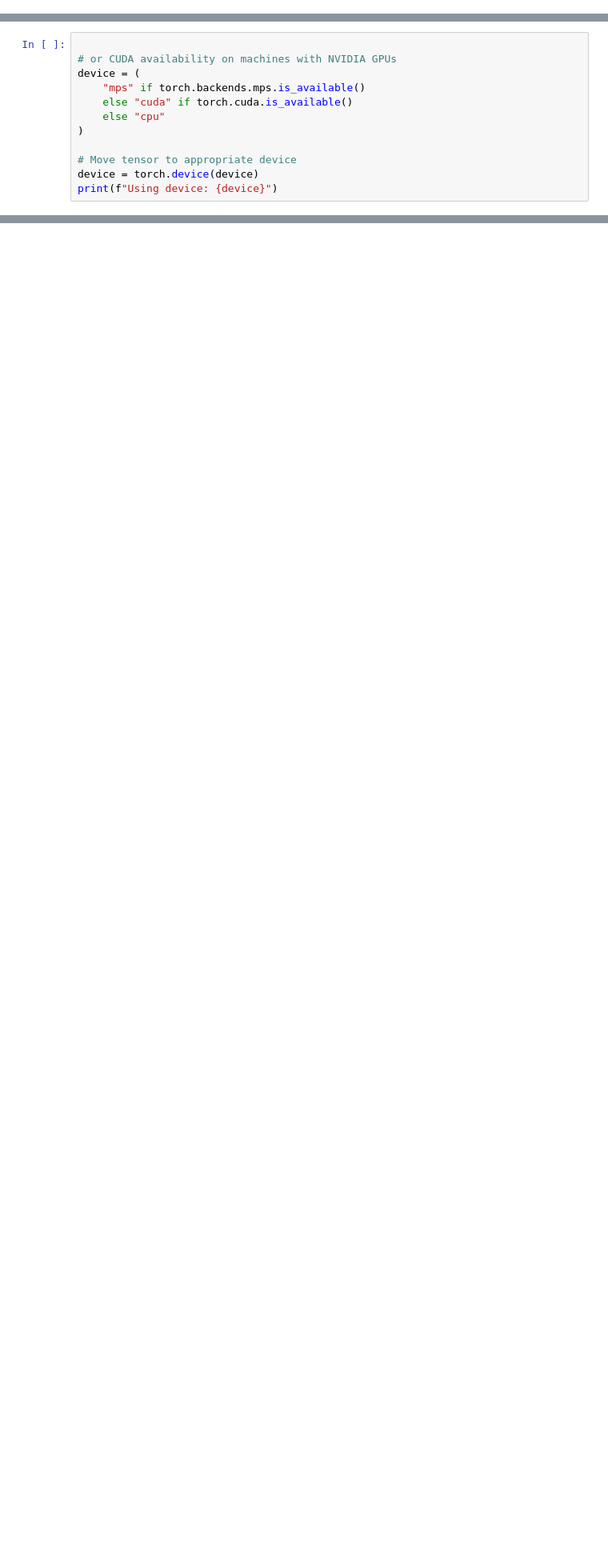
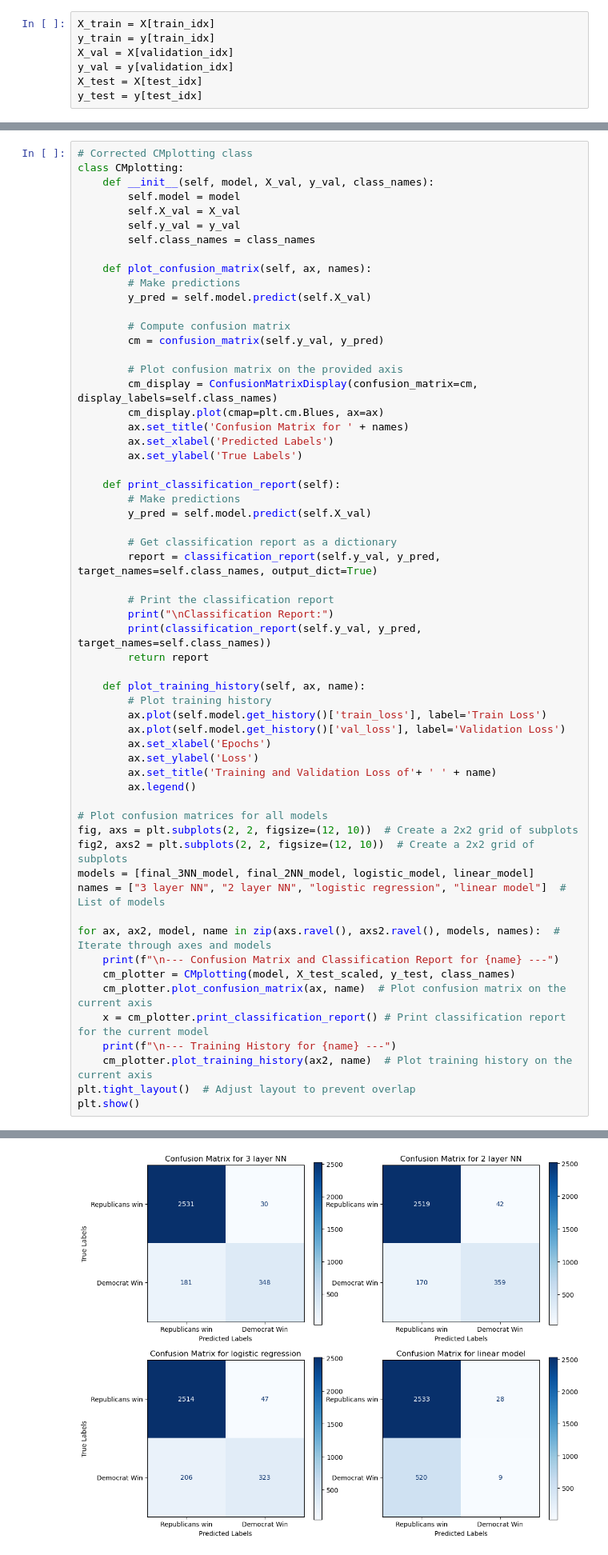
Before and after one commit to swapnaneeldey/Math392MLproject, a Jupyter notebook: Notebooks/Election_script.ipynb, the cells around one changed output, grey strips where cells are left out. Shown at 80% size. Cells and saved outputs as stored; diff of their text form; blank space fills up the shorter version.

```diff
--- a/Notebooks/Election_script.ipynb
+++ b/Notebooks/Election_script.ipynb
@@ -129 +96,8 @@ validation_idx = (df["year"] == 2016)
+# %%
+X_train = X[train_idx]
+y_train = y[train_idx]
+X_val = X[validation_idx]
+y_val = y[validation_idx]
+X_test = X[test_idx]
+y_test = y[test_idx]
 # %%
@@ -191,12 +402,0 @@ tensor([[-0.1414, -0.4803, -0.7481,  ..., -0.8928, -0.4503, -0.8186],
-# %%
-
-# or CUDA availability on machines with NVIDIA GPUs
-device = (
-    "mps" if torch.backends.mps.is_available()
-    else "cuda" if torch.cuda.is_available()
-    else "cpu"
-)
-
-# Move tensor to appropriate device
-device = torch.device(device)
-print(f"Using device: {device}")
@@ -1018,0 +690,60 @@ Republicans win       0.95      0.96      0.95      2610
+# %%
+# Corrected CMplotting class
+class CMplotting:
+    def __init__(self, model, X_val, y_val, class_names):
+        self.model = model
+        self.X_val = X_val
+        self.y_val = y_val
+        self.class_names = class_names
+
+    def plot_confusion_matrix(self, ax, names):
+        # Make predictions
+        y_pred = self.model.predict(self.X_val)
+
+        # Compute confusion matrix
+        cm = confusion_matrix(self.y_val, y_pred)
+
+        # Plot confusion matrix on the provided axis
+        cm_display = ConfusionMatrixDisplay(confusion_matrix=cm, display_labels=self.class_names)
+        cm_display.plot(cmap=plt.cm.Blues, ax=ax)
+        ax.set_title('Confusion Matrix for ' + names)
+        ax.set_xlabel('Predicted Labels')
+        ax.set_ylabel('True Labels')
+
+    def print_classification_report(self):
+        # Make predictions
+        y_pred = self.model.predict(self.X_val)
+
+        # Get classification report as a dictionary
+        report = classification_report(self.y_val, y_pred, target_names=self.class_names, output_dict=True)
+
+        # Print the classification report
+        print("\nClassification Report:")
+        print(classification_report(self.y_val, y_pred, target_names=self.class_names))
+        return report
+
+    def plot_training_history(self, ax, name):
+        # Plot training history
+        ax.plot(self.model.get_history()['train_loss'], label='Train Loss')
+        ax.plot(self.model.get_history()['val_loss'], label='Validation Loss')
+        ax.set_xlabel('Epochs')
+        ax.set_ylabel('Loss')
+        ax.set_title('Training and Validation Loss of'+ ' ' + name)
+        ax.legend()
+
+# Plot confusion matrices for all models
+fig, axs = plt.subplots(2, 2, figsize=(12, 10))  # Create a 2x2 grid of subplots
+fig2, axs2 = plt.subplots(2, 2, figsize=(12, 10))  # Create a 2x2 grid of subplots
+models = [final_3NN_model, final_2NN_model, logistic_model, linear_model]
+names = ["3 layer NN", "2 layer NN", "logistic regression", "linear model"]  # List of models
+
+for ax, ax2, model, name in zip(axs.ravel(), axs2.ravel(), models, names):  # Iterate through axes and models
+    print(f"\n--- Confusion Matrix and Classification Report for {name} ---")
+    cm_plotter = CMplotting(model, X_test_scaled, y_test, class_names)
+    cm_plotter.plot_confusion_matrix(ax, name)  # Plot confusion matrix on the current axis
+    x = cm_plotter.print_classification_report() # Print classification report for the current model
+    print(f"\n--- Training History for {name} ---")
+    cm_plotter.plot_training_history(ax2, name)  # Plot training history on the current axis
+plt.tight_layout()  # Adjust layout to prevent overlap
+plt.show()
+# %% [output]
@@ -1018,0 +767 @@ Republicans win       0.95      0.96      0.95      2610
+[figure, added]
```
Also changed, not shown: parts of 42 cells of this notebook.
